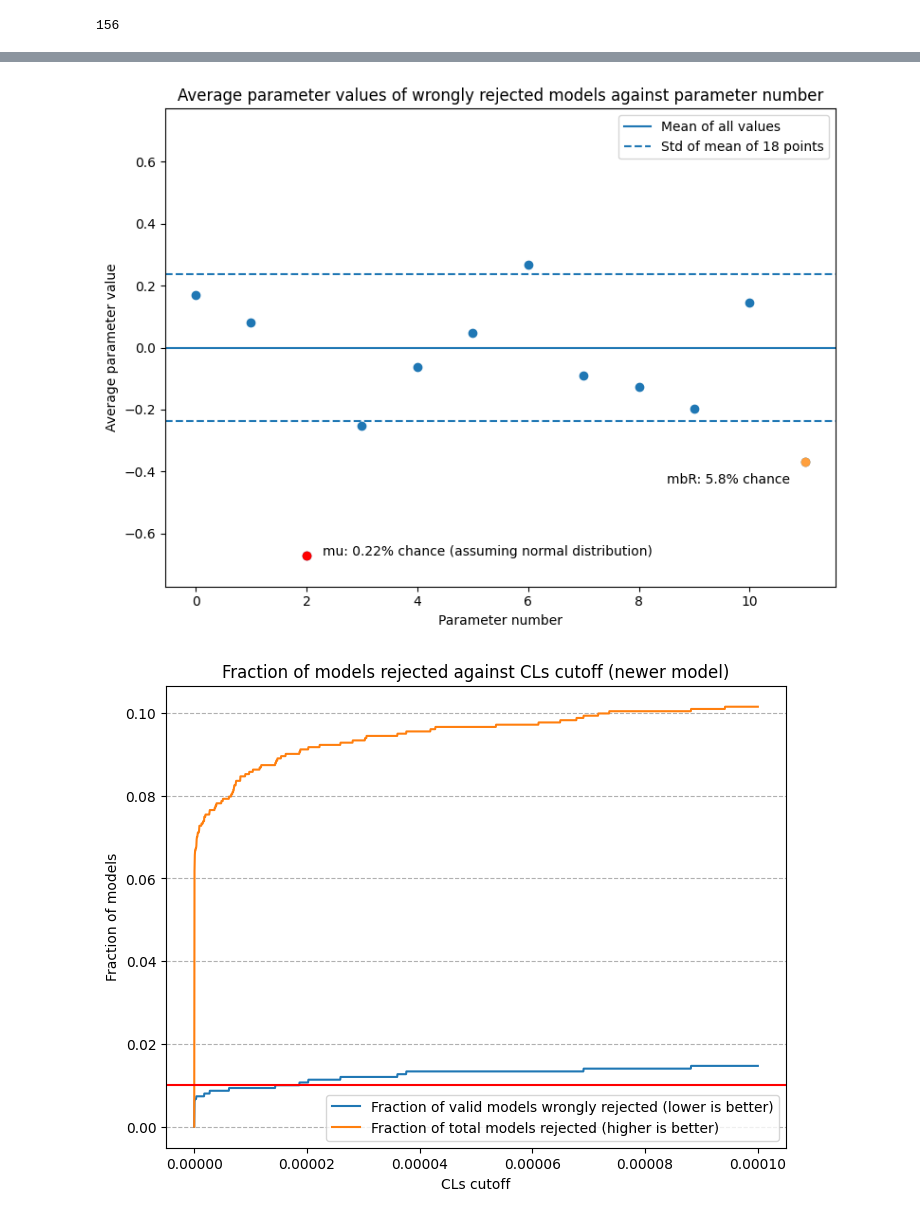
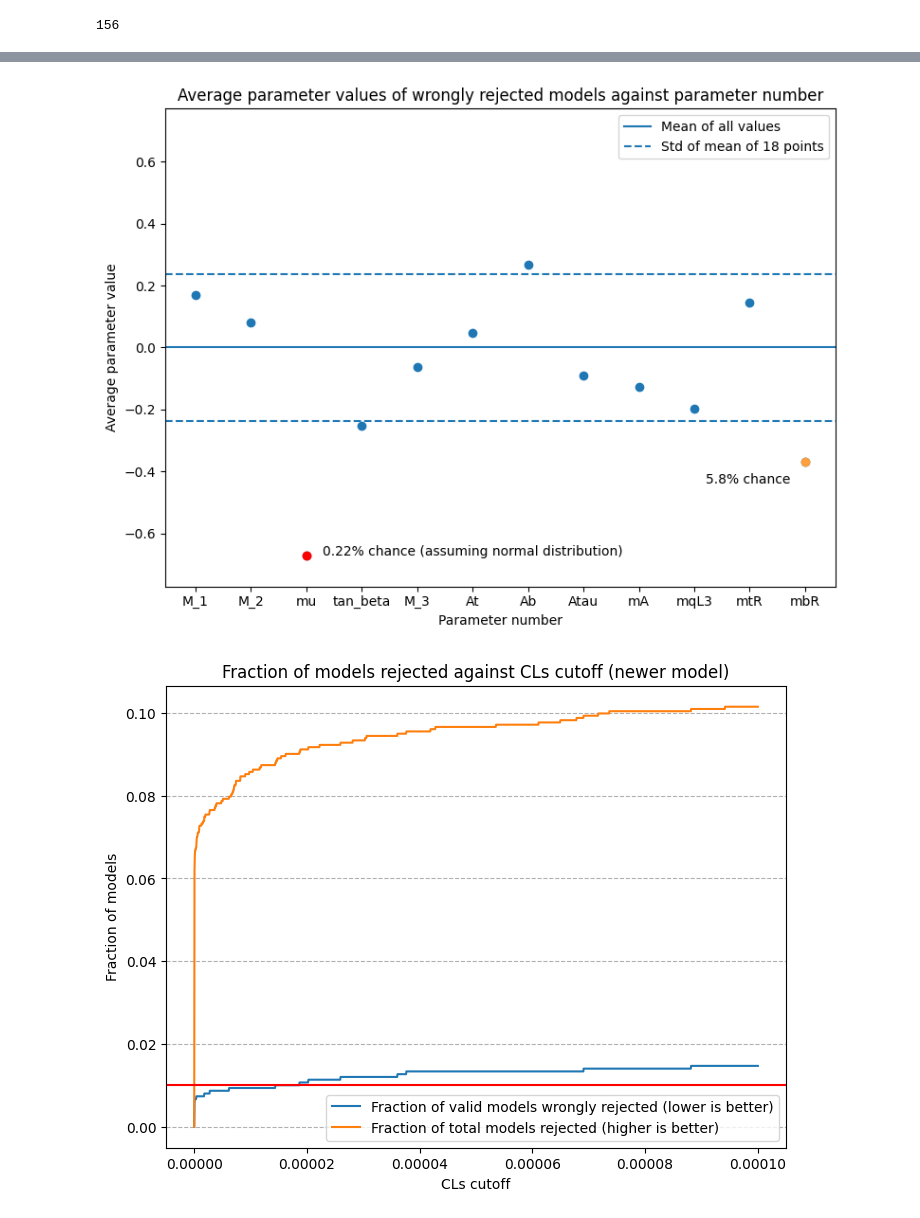
Before and after one commit to benvlasto/MPhys-Project, a Jupyter notebook: exploring_CLs_model_output.ipynb, the cells around one changed output, grey strips where cells are left out. Cells and saved outputs as stored; diff of their text form; code cells hidden in the pictures.

```diff
--- a/exploring_CLs_model_output.ipynb
+++ b/exploring_CLs_model_output.ipynb
@@ -35,7 +35,7 @@ comparison_df = input_df
 comparison_df["Predictions"] = predictions
 pred_reject = comparison_df["Predictions"] < 3.5e-5
 target_reject = comparison_df["Final__CLs"] < 0.05
-wrongly_rejected_models = comparison_df.loc[pred_reject > target_reject]
+incorrectly_rejected_models = comparison_df.loc[pred_reject > target_reject]
 
 # Create dataframe of correctly rejected models
 correctly_predicted_models = comparison_df.loc[pred_reject == target_reject]
@@ -43,3 +43,9 @@ correctly_rejected_models = correctly_predicted_models.loc[pred_reject == True]
 len(correctly_rejected_models)
 # %% [output]
 156
+# %%
+col_names = []
+for col in input_df.columns:
+    col_names.append(col)
+col_names = col_names[0:-2]
+print(col_names)
@@ -73,35 +81,35 @@ plt.show()
 # %%
 # Extract average of each parameter for incorrectly rejected models
-col_avg = wrongly_rejected_models.mean(axis=0).values
+col_avg = incorrectly_rejected_models.mean(axis=0).values
 
 # Remove predictions and targets
 col_avg = col_avg[0:-2]
 
 # Plot column averages against column number, highlighting outliers
 plt.figure(figsize=(8,6))
 plt.axhline(0)
 std_of_mean = 1/np.sqrt(18)
 plt.axhline(std_of_mean, linestyle="--")
 plt.axhline(-std_of_mean, linestyle="--")
 y_lim = max(abs(col_avg)) + 0.1
 plt.ylim(top=y_lim, bottom=-y_lim)
 plt.title("Average parameter values of wrongly rejected models against parameter number")
 plt.xlabel("Parameter number")
 plt.ylabel("Average parameter value")
 plt.legend(["Mean of all values", "Std of mean of 18 points"])
-plt.scatter(range(len(col_avg)), col_avg)
+plt.scatter(col_names, col_avg)
 
-plt.text(2+0.3,col_avg[2],"mu: 0.22% chance (assuming normal distribution)")
+plt.text(2+0.3,col_avg[2],"0.22% chance (assuming normal distribution)")
 plt.scatter(2,col_avg[2],c="r")
 
-plt.text(8.5, col_avg[11]-0.07, "mbR: 5.8% chance")
+plt.text(9.2, col_avg[11]-0.07, "5.8% chance")
 plt.scatter(11,col_avg[11],c="#ff9f3d")
 
 plt.tight_layout()
-#plt.savefig("plots/CLs_predictor_performance/wrong_prediction_parameter_averages.png")
+#plt.savefig("plots/CLs_predictor_performance/wrong_prediction_parameter_averages.pdf")
 plt.show()
 # %% [output]
-[figure, old version]
+[figure, new version]
 # %%
 def plot_rejections_by_cutoff(true_values, predicted_values, num_points=100, x_range=1):
 
```
Also changed, not shown: parts of 2 cells of this notebook, 5 other files.
